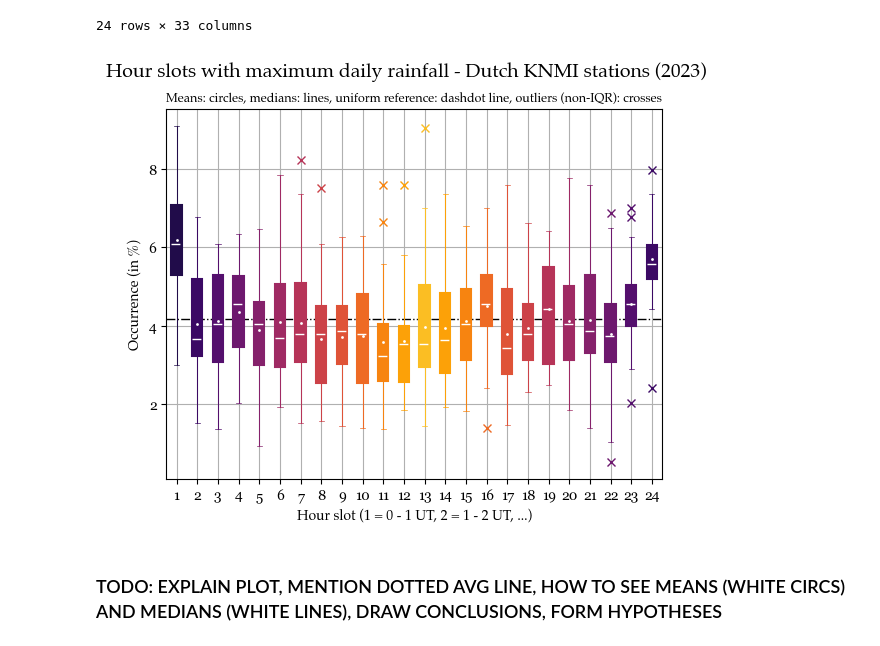
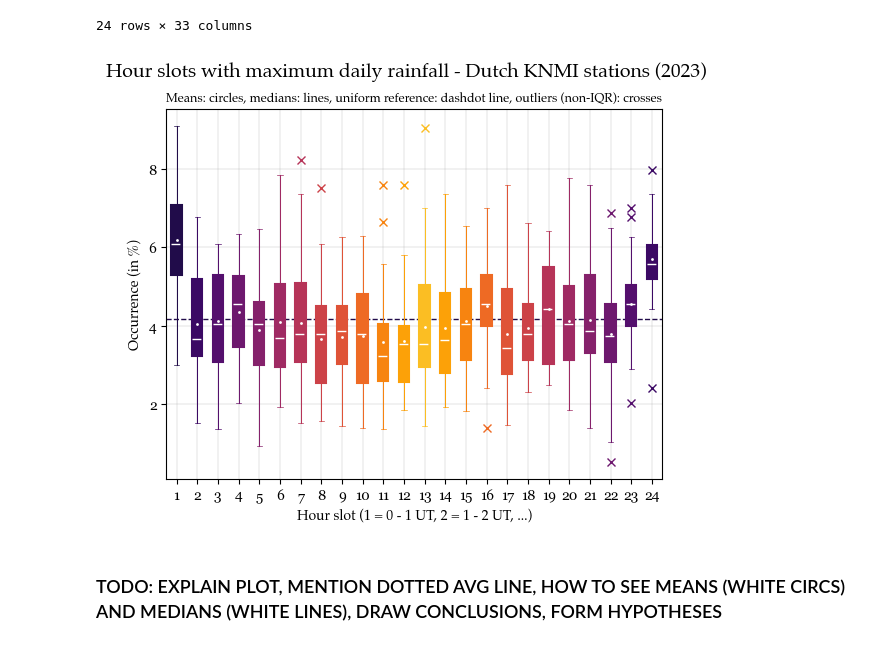
Before and after one commit to tomrooijakkers/data-science-portfolio, a Jupyter notebook: knmi-weather/02-knmi_visualization_examples.ipynb, the cells around one changed output. Cells and saved outputs as stored; diff of their text form; code cells hidden in the pictures.

```diff
--- a/knmi-weather/02-knmi_visualization_examples.ipynb
+++ b/knmi-weather/02-knmi_visualization_examples.ipynb
@@ -148,7 +166,7 @@ df_max_rain_h
 # %%
 # Remove "max_rain_hour_sum" column
 drop_cols = ["max_rain_hour_sum"]
-df_max_rain_h.drop(columns=drop_cols, inplace=True)
+df_max_rain_h = df_max_rain_h.drop(columns=drop_cols)
 # %%
 # Show the result
 df_max_rain_h
@@ -417,36 +435,40 @@ for i in range(n_cats):
     # Whiskers, caps occur twice per box; correct for that
     for item in ['whiskers', 'caps']:
         bp[item][i].set_color(colors[i // 2])
         bp[item][n_cats + i].set_color(colors[(n_cats + i) // 2])
 
 # Set custom styles for plot and ticks
 custfont = {"fontname": "Palatino"}
 tickfont = {"fontname": "Georgia"}
 
 # Add horizontal line at "expected" hour slot value if
 # rainfall were perfectly uniform each day (= 100%/24)
-plt.axhline(y=100/n_cats, color="k", linestyle='-.',
-            linewidth=1.0, zorder=1)
+plt.axhline(y=100/n_cats, color=colors[0],
+            linestyle='--',
+            linewidth=1, zorder=1)
 
 # Add x, y labels and title; use custom font
 ax.set_xlabel("Hour slot (1 = 0 - 1 UT, 2 = 1 - 2 UT, ...)", **custfont)
 ax.set_ylabel("Occurrence (in %)", **custfont)
 
 # Set title and subtitle text and styles
 title_text = f"Hour slots with maximum daily rainfall - Dutch KNMI stations ({YEAR})"
 subttl_text = ("Means: circles, medians: lines, uniform reference: dashdot line,"
                " outliers (non-IQR): crosses")
 plt.suptitle(title_text, fontsize=14, **custfont)
 plt.title(subttl_text, fontsize=9, **custfont)
 
 # Customize font of the tick markers
 plt.yticks(**tickfont)
 plt.xticks(**tickfont)
 
+# Customize the grid layout
+plt.grid(True, color = "grey", linewidth=0.15, linestyle = "-")
+
 # Finally, show the plot
 plt.show()
 # %% [output]
-[figure, old version]
+[figure, new version]
 # %% [markdown]
 ### TODO: EXPLAIN PLOT, MENTION DOTTED AVG LINE, HOW TO SEE MEANS (WHITE CIRCS) AND MEDIANS (WHITE LINES), DRAW CONCLUSIONS, FORM HYPOTHESES
 # %%
```
Also changed, not shown: parts of 1 cell of this notebook, 1 other file.
